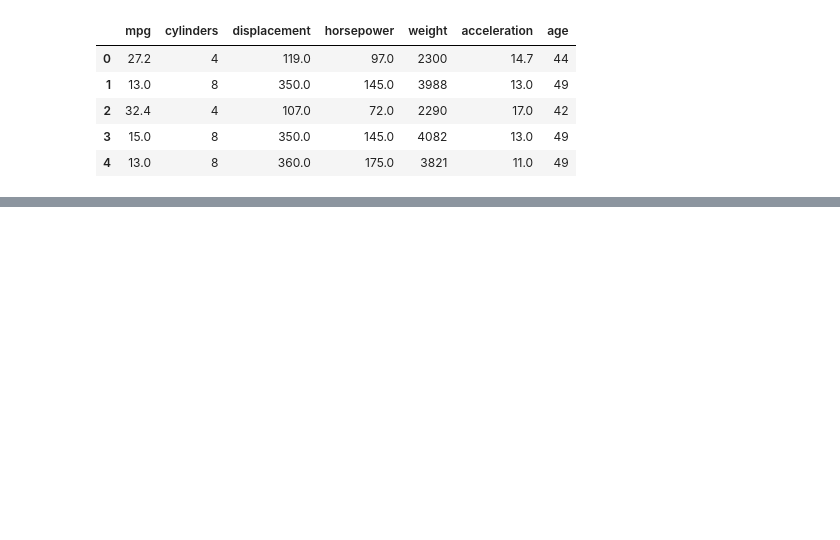
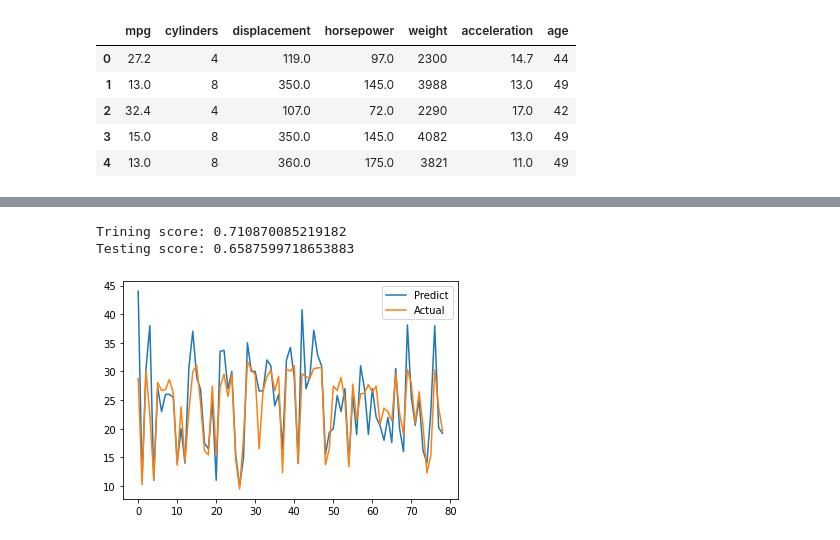
Before and after one commit to nadavWeisler/AutomobileMpgLinearRegression, a Jupyter notebook: multipleRegressionModels.ipynb, the cells around one changed output, grey strips where cells are left out. Saved outputs shown, nothing was run; the diff lists cells and outputs as text; code cells hidden in the pictures; blank space fills up the shorter version.

```diff
--- a/multipleRegressionModels.ipynb
+++ b/multipleRegressionModels.ipynb
@@ -171,0 +201,8 @@ Testing score: 0.7250728261848884
+# %%
+result_dict['mpg - kitchen sink sgd'] = build_model(sgd_regression, 'mpg', [
+    'weight', 'horsepower', 'cylinders', 'displacement', 'acceleration',
+], automobile_df, show_plot_y=True, preprocess_fn=apply_standard_scaler)
+# %% [output]
+Trining score: 0.710870085219182
+Testing score: 0.6587599718653883
+[figure, added]
```
Also changed, not shown: parts of 22 cells of this notebook.
